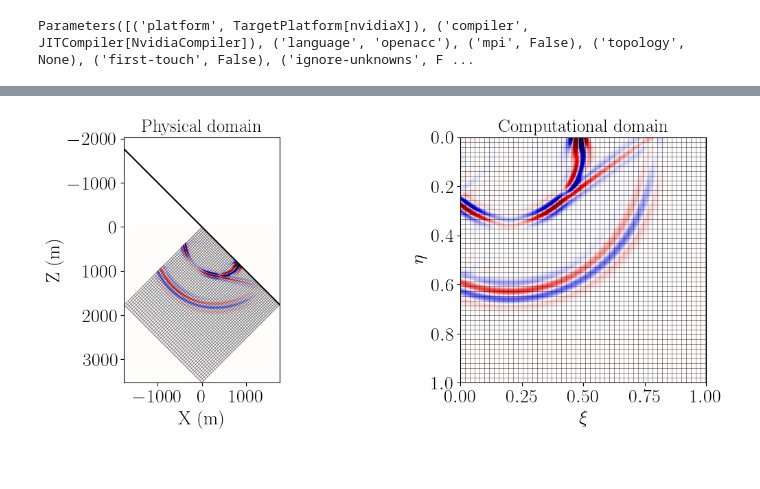
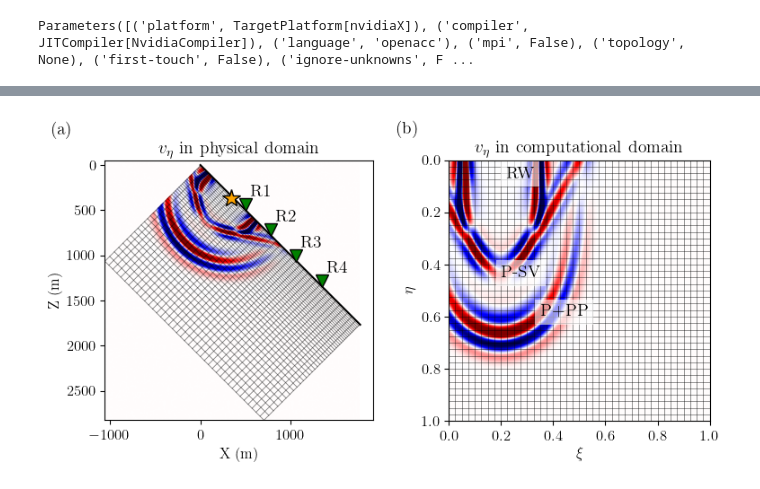
Before and after one commit to Ivanjav/devitocurvilinear, a Jupyter notebook: devito_examples/homotilted/example_homotilted.ipynb, the cells around one changed output, grey strips where cells are left out. Drawn from its saved outputs; the diff is of its cells as text; code cells hidden in the pictures.

```diff
--- a/devito_examples/homotilted/example_homotilted.ipynb
+++ b/devito_examples/homotilted/example_homotilted.ipynb
@@ -35,7 +35,7 @@ Parameters([('platform', TargetPlatform[nvidiaX]), ('compiler', JITCompiler[Nvid
 from devitocurvilinear import meshgrid_from_topo
 
 L = 2500.0       # period (m)
-H = 2500.0        # depth extent for eta (m)
+H = 1500.0        # depth extent for eta (m)
 S = L/(2*np.pi)
 
 def y_s(x):
@@ -44,11 +44,11 @@ def y_s(x):
     base = 0*x
     #base = 250*np.sin(2*np.pi*x/L)+250
     return base
-n_xi = 512
-n_eta = 512
+n_xi = 401
+n_eta = 401
 x_top = np.linspace(0.0, L, num=n_xi)
 y_top = y_s(x_top)
-X, Z = meshgrid_from_topo(x_top, y_top, n_xi=n_xi, n_eta=n_eta, H=H, max_iter=5,beta=1.0)
+X, Z = meshgrid_from_topo(x_top, y_top, n_xi=n_xi, n_eta=n_eta, H=H, max_iter=5,beta=2.0)
 #X, Z = np.meshgrid(x_top, np.linspace(0.0, H, num=n_eta))
 # Roration 45 degrees
 theta = np.deg2rad(45)
@@ -182,7 +248,7 @@ if savefig:
 shape = Xi.T.shape # Number of grid point (nx, nz)
 spacing = (dxi, deta)  # Grid spacing in m.
 origin = (0., 0.)  # What is the location of the top left corner. This is necessary to define
-so= 8
+so= 4
 nbl=50
 vp = 2.5 * np.ones(shape, dtype=np.float32)  # Velocity in km/s
 vs = 1.3 * np.ones(shape, dtype=np.float32)  # Shear velocity in km/s
@@ -193,6 +259,7 @@ vmax = vp.max()
 #W = np.array([9/8,-1/24])
 W = np.array([1225/1024, -245/3072, 49/5120, -5/7168])
 dt = 0.99/((np.sqrt((1/(dxi*h_xi.min()))**2 + (1/(deta*h_eta.min()))**2))*vmax*np.sum(np.abs(W)))
+print(f"Time step: {dt:.2f} ms")
 model = SeismicModel(vp=vp, vs=vs, b=b, dt=dt, hxi=h_xi.T, heta=h_eta.T,
                      origin=origin, shape=shape, spacing=spacing, space_order=so, nbl=nbl,fs=True, bcs='damp')
 
@@ -204,12 +271,12 @@ time_range = TimeAxis(start=t0, stop=tn, step=dt)
 f0 = 0.010  # Source peak frequency is 10Hz (0.010 kHz)
 src = RickerSource(name='src', grid=model.grid, f0=f0, time_range=time_range)
 shotposx= 500.  # Source position in m
-shotposz= 10.# Depth is 10m
+shotposz= 20.# Depth is 10m
 shotposx_rot = shotposx*np.cos(theta) - shotposz*np.sin(theta)
 shotposz_rot = shotposx*np.sin(theta) + shotposz*np.cos(theta)
 shotposx = shotposx_rot
 shotposz = shotposz_rot
-print(f"{shotposx:.2f} {shotposz:.2f}")
+print(f"{shotposx-X[0,0]:.2f} {2500-shotposz+Z[0,0]:.2f}")
 coordinates = cm.p2c(np.array([shotposx]), np.array([shotposz]))
 print(coordinates)
 src.coordinates.data[:] = np.vstack((coordinates[0], coordinates[1])).T
@@ -231,6 +298,7 @@ rec_coordsx_rot = rec_coordsx*np.cos(theta) - rec_coordsz*np.sin(theta)
 rec_coordsz_rot = rec_coordsx*np.sin(theta) + rec_coordsz*np.cos(theta)
 rec_coordsx = rec_coordsx_rot
 rec_coordsz = rec_coordsz_rot
+print(f"{rec_coordsx[0]-X[0,0]:.2f} {rec_coordsx[-1]-X[0,0]:.2f}")
 #print(rec_coordsx)
 rec_coords = np.vstack(cm.p2c(rec_coordsx, rec_coordsz)).T
 recvx = Receiver(name="recvx", grid=model.grid, time_range=time_range, coordinates=rec_coords)
@@ -362,55 +453,79 @@ struct dataobj
   return 0;
 }
 # %%
-scale=2e-3
+scale=1e-3
 slices = [slice(model.nbl, -model.nbl), slice(0, -model.nbl)]
 vz_comp = v[1].data[0][slices].T
 
 xn,zn = np.linspace(X.min(), X.max(), 1000), np.linspace(Z.min()-50, Z.max(), 1000)
 Xn,Zn = np.meshgrid(xn, zn)
 from scipy.interpolate import griddata
 v_phy = griddata(points=(X.ravel(), Z.ravel()),values=vz_comp.ravel(),xi=(Xn, Zn),method='linear',fill_value=0.0)
 mask = Zn > top(Xn)
 
-fig, axes = plt.subplots(1, 2, figsize=(12, 5))
+fig, axes = plt.subplots(1, 2, figsize=(8, 4))
 skip = 10
 
-# --- Left subplot: computational domain image (vz_comp) ---
+# --- Left subplot: physical domain image (v_phy*mask) ---
+ax = axes[0]
+im1 = ax.imshow(
+    v_phy * mask, cmap='seismic', vmin=-scale, vmax=scale,
+    extent=[Xn.min(), Xn.max(), Zn.max(), Zn.min()]
+)
+ax.plot(x_top, top(x_top), color='black')
+for i in range(0, X.shape[1], skip):
+    ax.plot(X[:, i], Z[:, i], color='k', linestyle='-', alpha=0.5, linewidth=0.6)
+for j in range(0, X.shape[0], skip):
+    ax.plot(X[j, :], Z[j, :], color='k', linestyle='-', alpha=0.5, linewidth=0.6)
+ax.set_aspect('equal', adjustable='box')
+ax.set_title("$v_\\eta$ in physical domain", fontsize=14)
+ax.set_xlabel('X (m)', fontsize=12)
+ax.set_ylabel('Z (m)', fontsize=12)
+ax.plot(shotposx, shotposz, marker='*', linestyle='none', markersize=15, c='orange', markeredgewidth=1, markeredgecolor='k')
+traces = [10,50,90,130]
+ax.plot(rec_coordsx[traces], rec_coordsz[traces]-60, marker='v', linestyle='none', markersize=10, c='green', markeredgewidth=1, markeredgecolor='k')
+ax.text(rec_coordsx[traces[0]]+50, rec_coordsz[traces[0]]-150, 'R1', fontsize=14)
+ax.text(rec_coordsx[traces[1]]+50, rec_coordsz[traces[1]]-150, 'R2', fontsize=14)
+ax.text(rec_coordsx[traces[2]]+50, rec_coordsz[traces[2]]-150, 'R3', fontsize=14)
+ax.text(rec_coordsx[traces[3]]+50, rec_coordsz[traces[3]]-150, 'R4', fontsize=14)
+#ax.text(0.0, 0.0, '(a)', fontsize=14)
+
+
+# --- Right subplot: computational domain image (vz_comp) ---
 ax = axes[1]
 im0 = ax.imshow(
     vz_comp, cmap='seismic', vmin=-scale, vmax=scale,
     extent=[Xi.min(), Xi.max(), Eta.max(), Eta.min()]
 )
 for i in range(0, Xi.shape[1], skip):
     ax.plot(Xi[:, i], Eta[:, i], color='k', linestyle='-', alpha=0.5, linewidth=0.6)
 for j in range(0, Xi.shape[0], skip):
     ax.plot(Xi[j, :], Eta[j, :], color='k', linestyle='-', alpha=0.5, linewidth=0.6)
 ax.set_aspect('equal', adjustable='box')
-ax.set_title("Computational domain")
-ax.set_xlabel(r'$\xi$', fontsize=20)
-ax.set_ylabel(r'$\eta$', fontsize=20)
+ax.set_title("$v_\\eta$ in computational domain", fontsize=14)
+ax.set_xlabel(r'$\xi$', fontsize=12)
+ax.set_ylabel(r'$\eta$', fontsize=12)
+ax.text(0.35, 0.6, 'P+PP', color='black', fontsize=14,  bbox=dict(
+        facecolor='white',
+        alpha=0.6,
+        edgecolor='none'
+    ))
+ax.text(0.22, 0.07, 'RW', color='black', fontsize=14,  bbox=dict(
+        facecolor='white',
+        alpha=0.6,
+        edgecolor='none'
+    ))
+ax.text(0.2, 0.45, 'P-SV', color='black', fontsize=14,  bbox=dict(
+        facecolor='white',
+        alpha=0.6,
+        edgecolor='none'
+    ))
+axes[0].text(-0.2, 1.1, '(a)', fontsize=14, transform=axes[0].transAxes)
+axes[1].text(-0.2, 1.1, '(b)', fontsize=14, transform=axes[1].transAxes)
 
-
-# --- Right subplot: physical domain image (v_phy*mask) ---
-ax = axes[0]
-im1 = ax.imshow(
-    v_phy * mask, cmap='seismic', vmin=-scale, vmax=scale,
-    extent=[Xn.min(), Xn.max(), Zn.max(), Zn.min()]
-)
-ax.plot(xn, top(xn), color='black')
-for i in range(0, X.shape[1], skip):
-    ax.plot(X[:, i], Z[:, i], color='k', linestyle='-', alpha=0.5, linewidth=0.6)
-for j in range(0, X.shape[0], skip):
-    ax.plot(X[j, :], Z[j, :], color='k', linestyle='-', alpha=0.5, linewidth=0.6)
-ax.set_aspect('equal', adjustable='box')
-ax.set_title("Physical domain")
-ax.set_xlabel('X (m)', fontsize=20)
-ax.set_ylabel('Z (m)', fontsize=20)
 plt.tight_layout()
 plt.show()
-
 if savefig:
-    fig.savefig('wave_homo.pdf', transparent=True,bbox_inches='tight')
-    fig.savefig('wave_homo.png', transparent=True,bbox_inches='tight')
+    fig.savefig('wave_homotilted.pdf', transparent=True,bbox_inches='tight')
 # %% [output]
-[figure, old version]
+[figure, new version]
```
Also changed, not shown: parts of 22 cells of this notebook, 1 other file.
